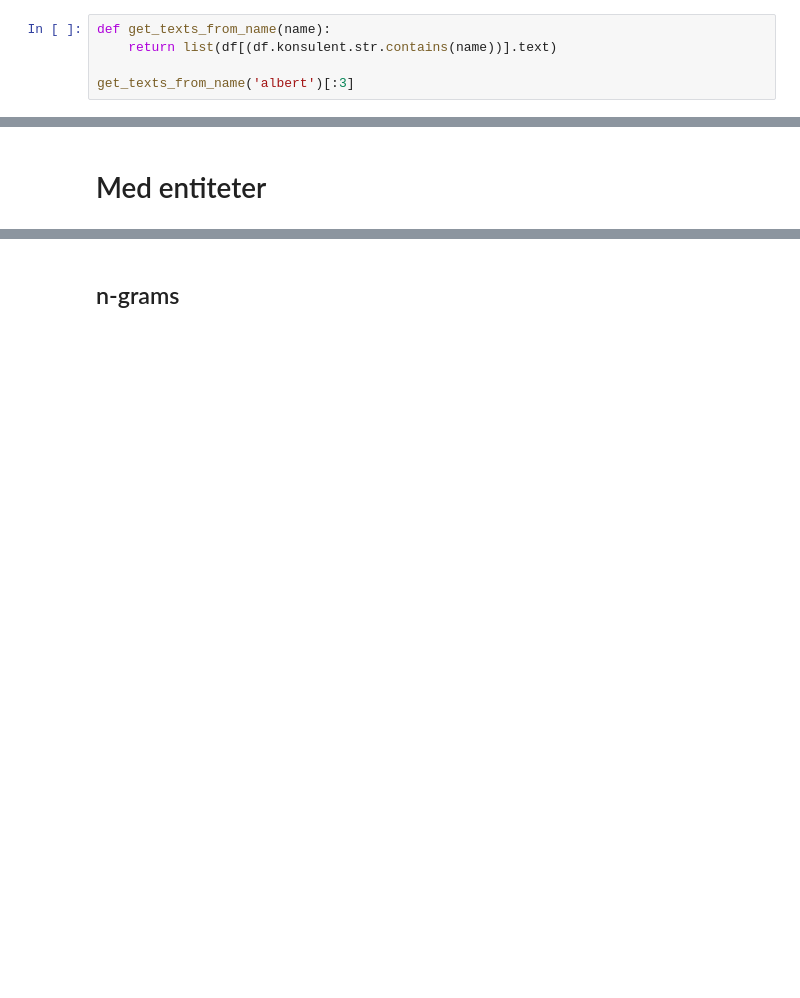
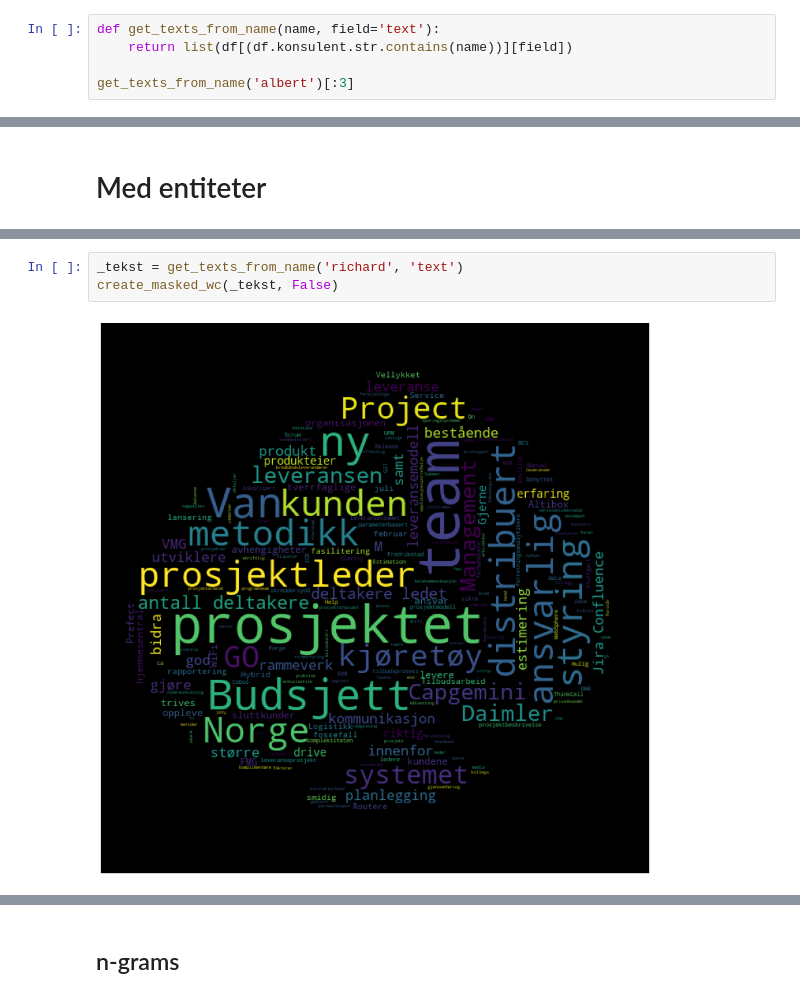
Before and after one commit to tollefj/norwegian-nlp-intro, a Jupyter notebook: parse CVs.ipynb, the cells around one changed output, grey strips where cells are left out. Saved outputs shown, nothing was run; the diff lists cells and outputs as text; blank space fills up the shorter version.

```diff
--- a/parse CVs.ipynb
+++ b/parse CVs.ipynb
@@ -134,8 +135,8 @@ df
 | 1387 | - Apple Certified Associate – Mac... | vegard walmsness | [-, Apple, Certified, Associate, ... | [[Apple, 2, 7, ORG], [Mac Integra... | [-, Apple, Certified, Associate, ... |
 1388 rows × 5 columns
 # %%
-def get_texts_from_name(name):
-    return list(df[(df.konsulent.str.contains(name))].text)
+def get_texts_from_name(name, field='text'):
+    return list(df[(df.konsulent.str.contains(name))][field])
 
 get_texts_from_name('albert')[:3]
 # %% [output]
@@ -214,0 +214,5 @@ create_masked_wc(ents)
+# %%
+_tekst = get_texts_from_name('richard', 'text')
+create_masked_wc(_tekst, False)
+# %% [output]
+[figure, added]
```
Also changed, not shown: parts of 31 cells of this notebook, 20 other files.
